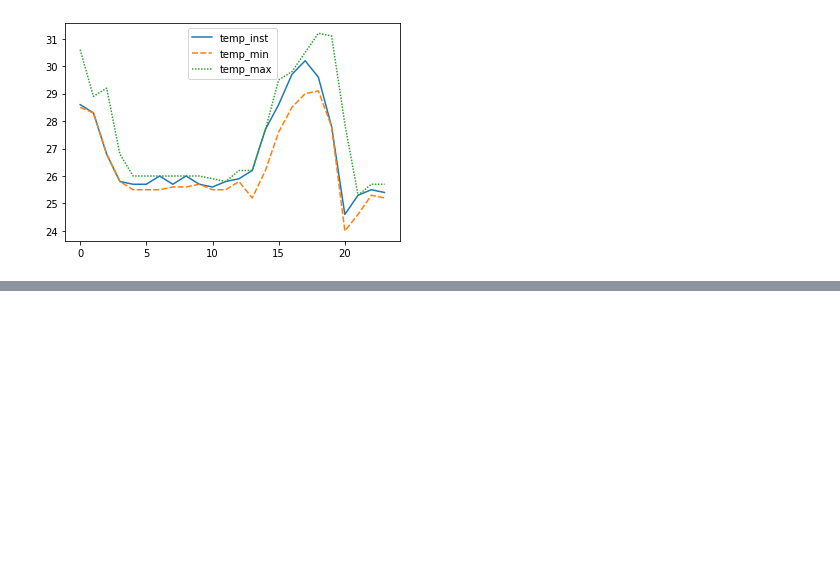
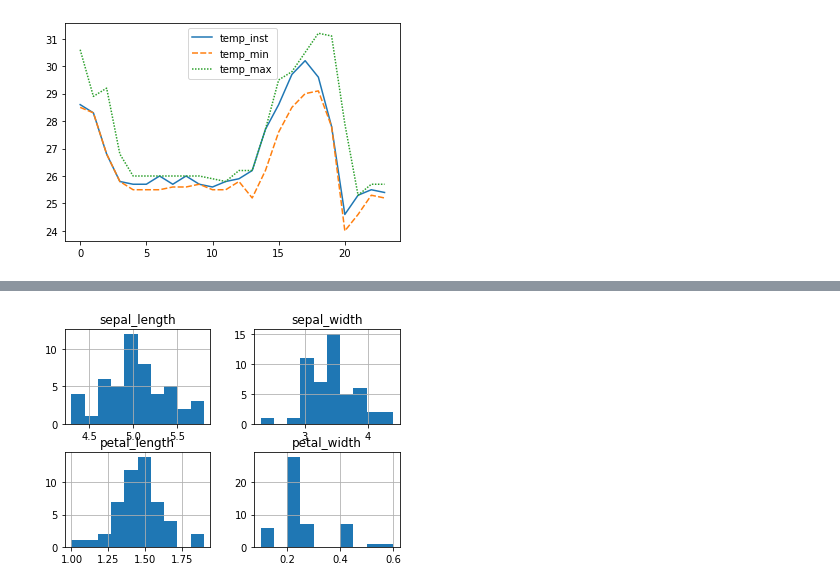
Before and after one commit to paulosalvatore/Ocean_CienciaDados_24_02_2021, a Jupyter notebook: Ocean_CienciaDados_24_02_2021.ipynb, the cells around one changed output, grey strips where cells are left out. Cells and saved outputs as stored; diff of their text form; code cells hidden in the pictures; blank space fills up the shorter version.

```diff
--- a/Ocean_CienciaDados_24_02_2021.ipynb
+++ b/Ocean_CienciaDados_24_02_2021.ipynb
@@ -128,0 +153,4 @@ fig.write_html('grafico.html')
+# %%
+iris[iris['class'] == 'Iris-setosa'].hist();
+# %% [output]
+[figure, added]
```
Also changed, not shown: parts of 4 cells of this notebook.
